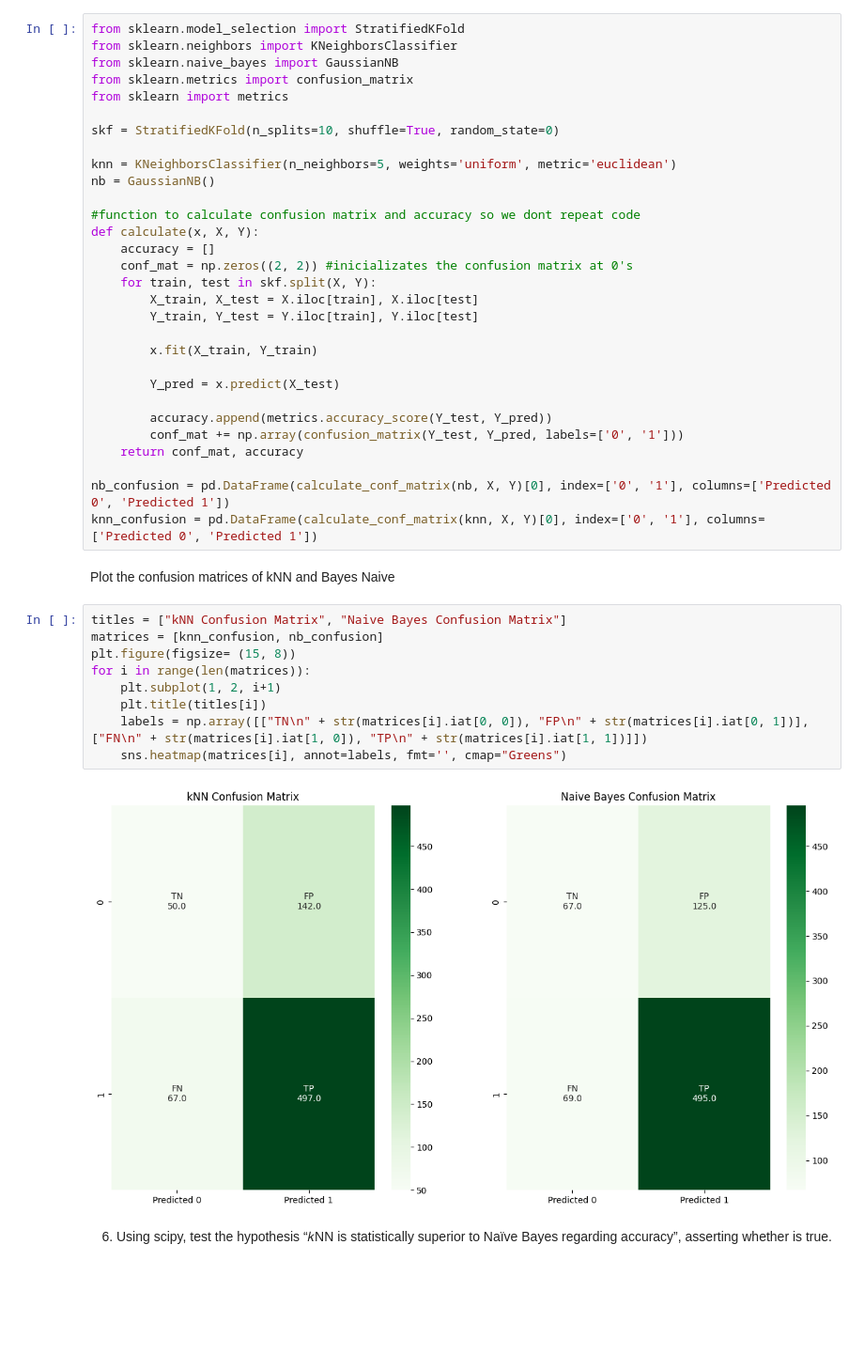
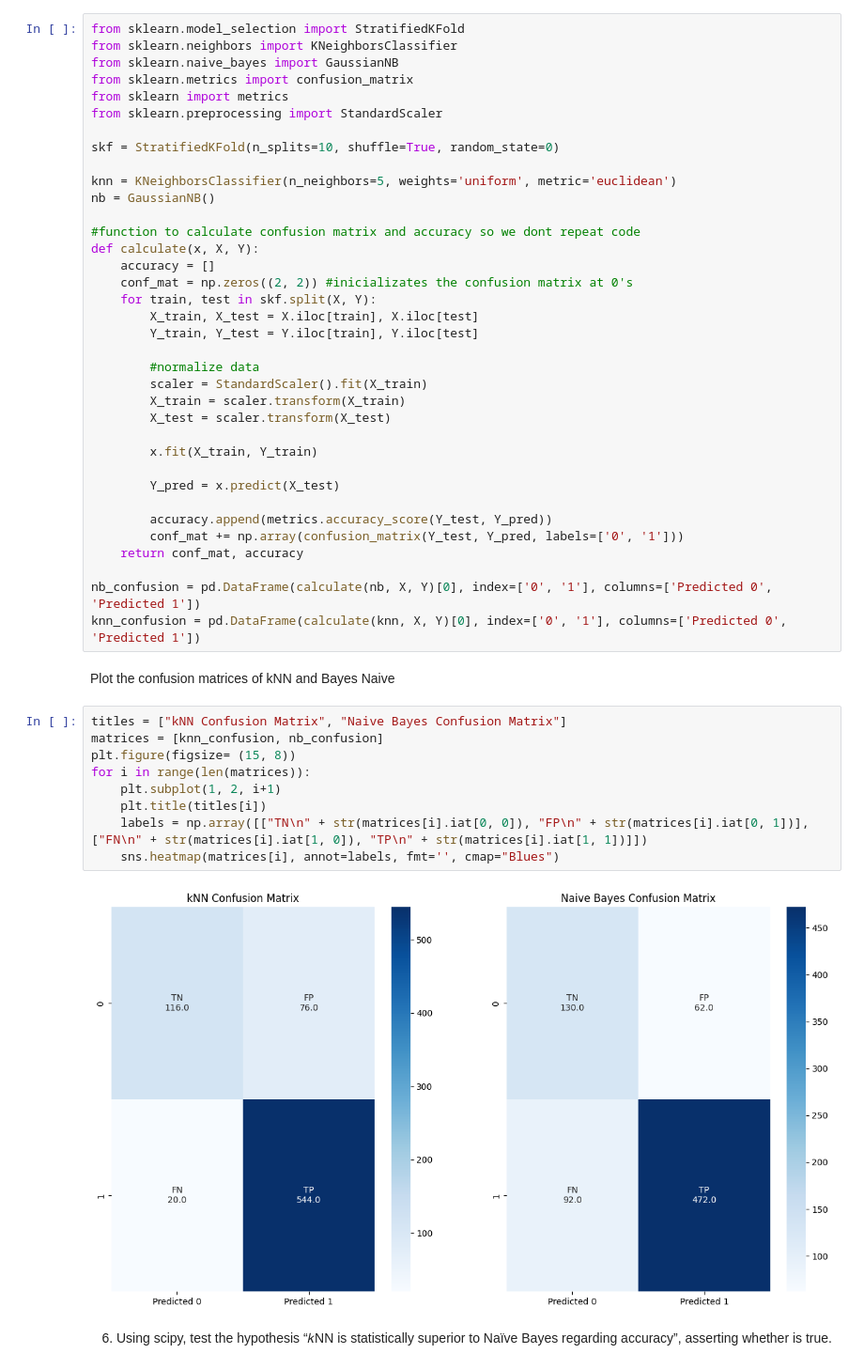
Before and after one commit to PedroChaps/Apre22_23-Homeworks, a Jupyter notebook: hw2/hw2.ipynb, the cells around one changed output. Shown: that part at 94% size. Drawn from its saved outputs; the diff is of its cells as text; blank space fills up the shorter version.

Commit message:
normalized data to get better confusion matriz and changed cmap to Blues bcuz is nicer eheh

```diff
--- a/hw2/hw2.ipynb
+++ b/hw2/hw2.ipynb
@@ -23,6 +23,7 @@ from sklearn.neighbors import KNeighborsClassifier
 from sklearn.naive_bayes import GaussianNB
 from sklearn.metrics import confusion_matrix
 from sklearn import metrics
+from sklearn.preprocessing import StandardScaler
 
 skf = StratifiedKFold(n_splits=10, shuffle=True, random_state=0)
 
@@ -37,6 +38,11 @@ def calculate(x, X, Y):
         X_train, X_test = X.iloc[train], X.iloc[test]
         Y_train, Y_test = Y.iloc[train], Y.iloc[test]
 
+        #normalize data
+        scaler = StandardScaler().fit(X_train)
+        X_train = scaler.transform(X_train)
+        X_test = scaler.transform(X_test)
+
         x.fit(X_train, Y_train)
 
         Y_pred = x.predict(X_test)
@@ -45,21 +51,21 @@ def calculate(x, X, Y):
         conf_mat += np.array(confusion_matrix(Y_test, Y_pred, labels=['0', '1']))
     return conf_mat, accuracy
 
-nb_confusion = pd.DataFrame(calculate_conf_matrix(nb, X, Y)[0], index=['0', '1'], columns=['Predicted 0', 'Predicted 1'])
-knn_confusion = pd.DataFrame(calculate_conf_matrix(knn, X, Y)[0], index=['0', '1'], columns=['Predicted 0', 'Predicted 1'])
+nb_confusion = pd.DataFrame(calculate(nb, X, Y)[0], index=['0', '1'], columns=['Predicted 0', 'Predicted 1'])
+knn_confusion = pd.DataFrame(calculate(knn, X, Y)[0], index=['0', '1'], columns=['Predicted 0', 'Predicted 1'])
 # %% [markdown]
 Plot the confusion matrices of kNN and Bayes Naive
 # %%
 titles = ["kNN Confusion Matrix", "Naive Bayes Confusion Matrix"]
 matrices = [knn_confusion, nb_confusion]
 plt.figure(figsize= (15, 8))
 for i in range(len(matrices)):
     plt.subplot(1, 2, i+1)
     plt.title(titles[i])
     labels = np.array([["TN\n" + str(matrices[i].iat[0, 0]), "FP\n" + str(matrices[i].iat[0, 1])], ["FN\n" + str(matrices[i].iat[1, 0]), "TP\n" + str(matrices[i].iat[1, 1])]])
-    sns.heatmap(matrices[i], annot=labels, fmt='', cmap="Greens")
+    sns.heatmap(matrices[i], annot=labels, fmt='', cmap="Blues")
 # %% [output]
-[figure, old version]
+[figure, new version]
 # %% [markdown]
 6) Using scipy, test the hypothesis “𝑘NN is statistically superior to Naïve Bayes regarding accuracy”, asserting whether is true.
 # %%
```
Also changed, not shown: parts of 1 cell of this notebook.
